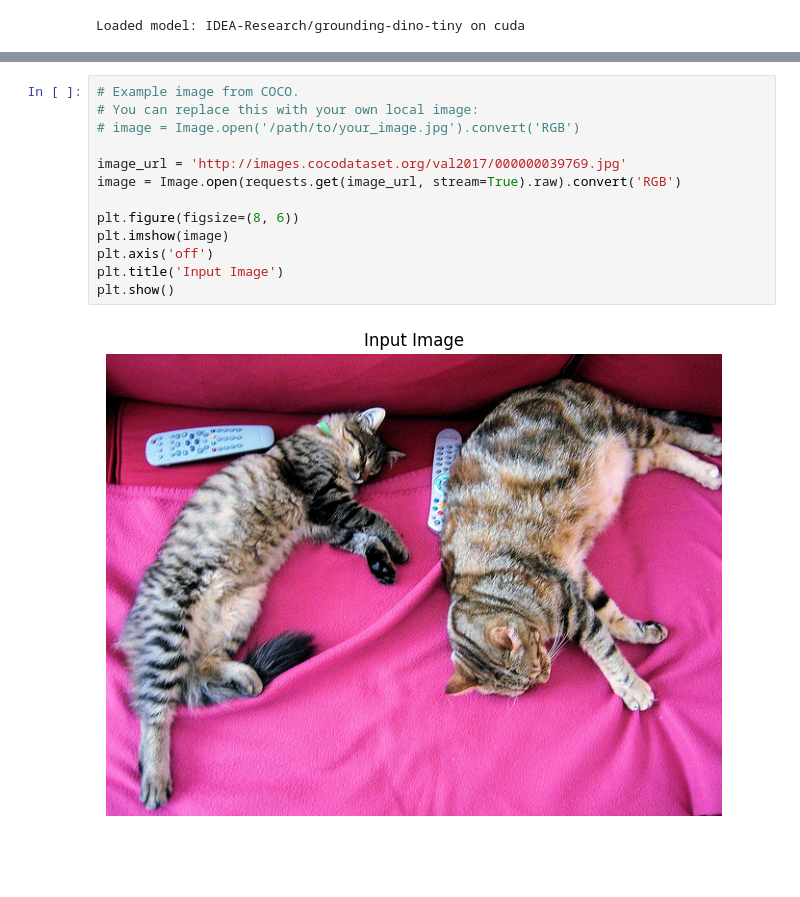
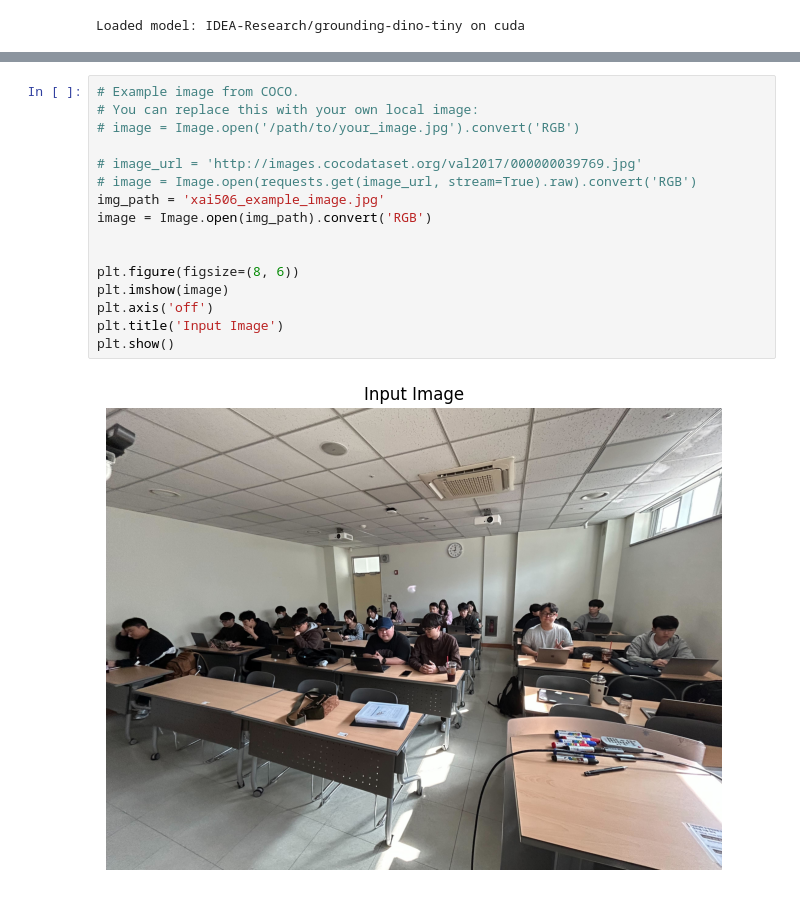
Before and after one commit to HahnGyuTak/DL-project, a Jupyter notebook: grounding_dino_open_vocab_detection.ipynb, the cells around one changed output, grey strips where cells are left out. Drawn from its saved outputs; the diff is of its cells as text; blank space fills up the shorter version.

```diff
--- a/grounding_dino_open_vocab_detection.ipynb
+++ b/grounding_dino_open_vocab_detection.ipynb
@@ -112,17 +112,20 @@ def visualize_detections(image, result):
 # %%
 # Example image from COCO.
 # You can replace this with your own local image:
 # image = Image.open('/path/to/your_image.jpg').convert('RGB')
 
-image_url = 'http://images.cocodataset.org/val2017/000000039769.jpg'
-image = Image.open(requests.get(image_url, stream=True).raw).convert('RGB')
+# image_url = 'http://images.cocodataset.org/val2017/000000039769.jpg'
+# image = Image.open(requests.get(image_url, stream=True).raw).convert('RGB')
+img_path = 'xai506_example_image.jpg'
+image = Image.open(img_path).convert('RGB')
+
 
 plt.figure(figsize=(8, 6))
 plt.imshow(image)
 plt.axis('off')
 plt.title('Input Image')
 plt.show()
 # %% [output]
-[figure, old version]
+[figure, new version]
 # %%
 # Open-vocabulary labels (edit freely)
```
Also changed, not shown: parts of 3 cells of this notebook, 3 other files.
